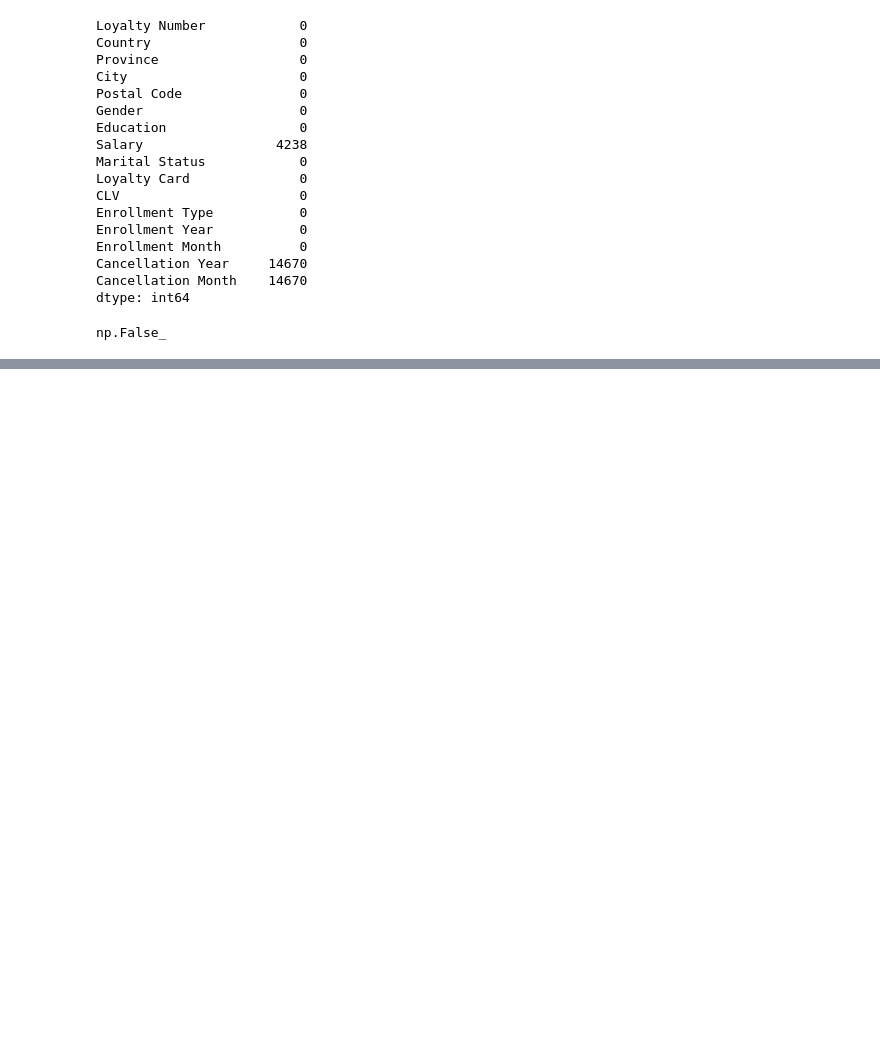
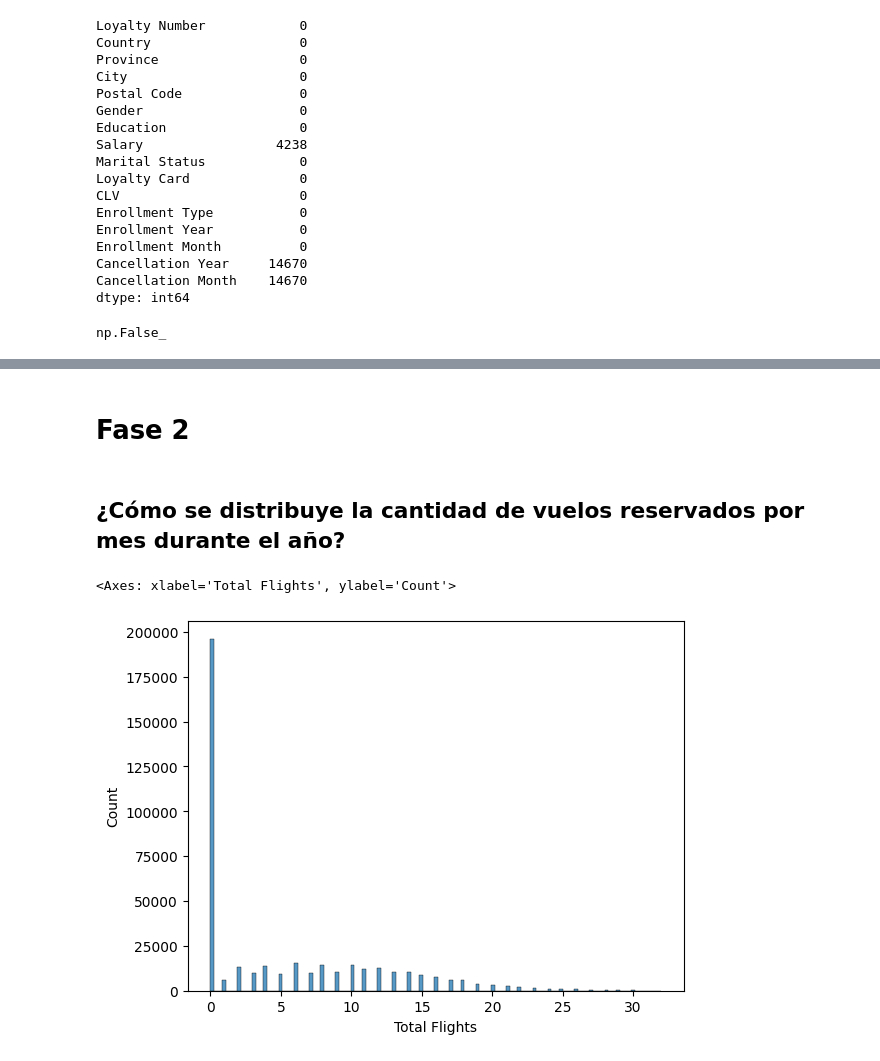
Before and after one commit to Adalab/bda-modulo-3-evaluacion-final-zaravalentinova, a Jupyter notebook: evaluación_final_módulo_3_valentinova_zara.ipynb, the cells around one changed output, grey strips where cells are left out. Cells and saved outputs as stored; diff of their text form; code cells hidden in the pictures; blank space fills up the shorter version.

```diff
--- a/evaluación_final_módulo_3_valentinova_zara.ipynb
+++ b/evaluación_final_módulo_3_valentinova_zara.ipynb
@@ -223,0 +365,21 @@ Uniremos los dos conjuntos de datos a través de la columna Loyalty History. El
+# %%
+months = {
+    1: "January",
+    2: "February",
+    3: "March",
+    4: "April",
+    5: "May",
+    6: "June",
+    7: "July",
+    8: "August",
+    9: "September",
+    10: "October",
+    11: "November",
+    12: "December"
+}
+# %%
+df["Month"] = df["Month"].map(months)
+# %%
+df["Enrollment Month"] = df["Enrollment Month"].map(months)
+# %%
+df["Cancellation Month"] = df["Cancellation Month"].map(months)
@@ -223,0 +395,9 @@ Uniremos los dos conjuntos de datos a través de la columna Loyalty History. El
+# %% [markdown]
+# Fase 2
+# %% [markdown]
+##  ¿Cómo se distribuye la cantidad de vuelos reservados por mes durante el año?
+# %%
+sns.histplot(df, x="Total Flights")
+# %% [output]
+<Axes: xlabel='Total Flights', ylabel='Count'>
+[figure, added]
```
Also changed, not shown: parts of 36 cells of this notebook.
